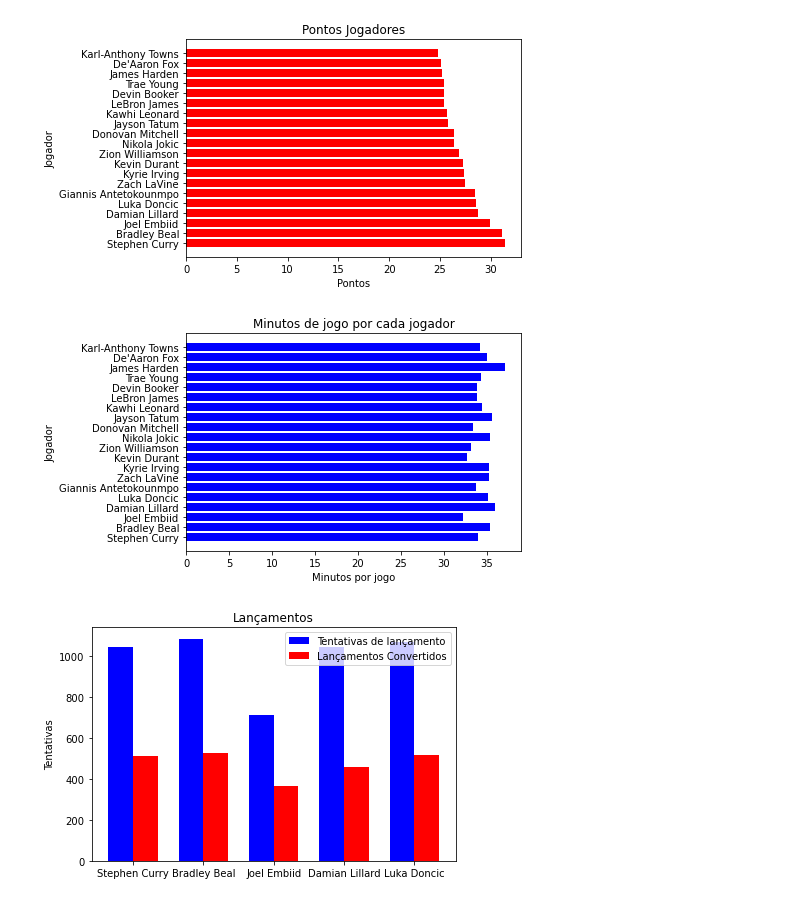
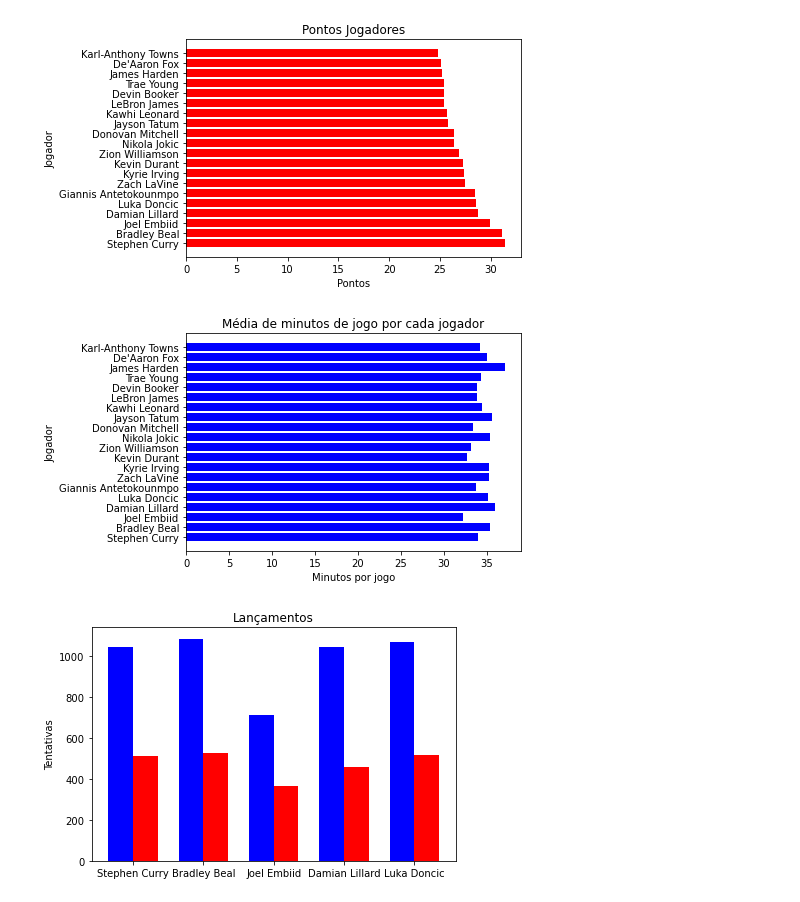
Before and after one commit to Inessantos1811/Projeto-programa-o, a Jupyter notebook: Projeto de programação_NBA.ipynb, the cells around one changed output. Drawn from its saved outputs; the diff is of its cells as text; code cells hidden in the pictures.

```diff
--- a/Projeto de programação_NBA.ipynb
+++ b/Projeto de programação_NBA.ipynb
@@ -158,39 +159,35 @@ plt.show()
 # %% [output]
 [figure]
 # %%
-#%matplotlib notebook
-%matplotlib inline
-
+#Gráfico com os minutos de jogo de cada jogador (Top 20)
 Jogador = df ['Jogador'].head(20).tolist()
 Minutos = df ['Minutos por jogo'].head(20).tolist()
-plt.barh(Jogador, Partidas, color='blue')
+plt.barh(Jogador, Minutos, color='blue')
 plt.ylabel("Jogador")
 plt.xlabel("Minutos por jogo")
 plt.title('Média de minutos de jogo por cada jogador')
 plt.show()
 # %% [output]
-[figure, old version]
+[figure, new version]
 # %%
+#Gráfico de comparação (duas barras lado a lado) entre as tentativas de lançamento e os lançamentos convertidos
 jogador = df ['Jogador'].head().tolist()
 tentativas = df ['Tentativa de arremessos'].head().tolist()
 convertidos = df ['Arremessos convertidos'].head().tolist()
 
 x = np.arange(len(jogador))  #localizações dos jogadores no grafico
 largura = 0.35  #largura das barras
 
+#criar duas barras com valores diferentes (sendo a azul as tentativas e a vermelha os lançamentos convertidos)
 fig, ax = plt.subplots()
 rects1 = ax.bar(x - largura/2, tentativas, largura, label='Tentativas de lançamento', color='blue')
 rects2 = ax.bar(x + largura/2, convertidos, largura, label='Lançamentos Convertidos', color='red')
 
 ax.set_ylabel('Tentativas')
 ax.set_title('Lançamentos')
 ax.set_xticks(x)
 ax.set_xticklabels(jogador)
-ax.legend()
-
-fig.tight_layout() #espaço entre jogadores
-
-plt.show()
+fig.tight_layout() #espaço entre os nomes dos jogadores no gráfico para não existir sobreposição
 # %% [output]
-[figure, old version]
+[figure, new version]
 # %%
```
Also changed, not shown: parts of 7 cells of this notebook.
